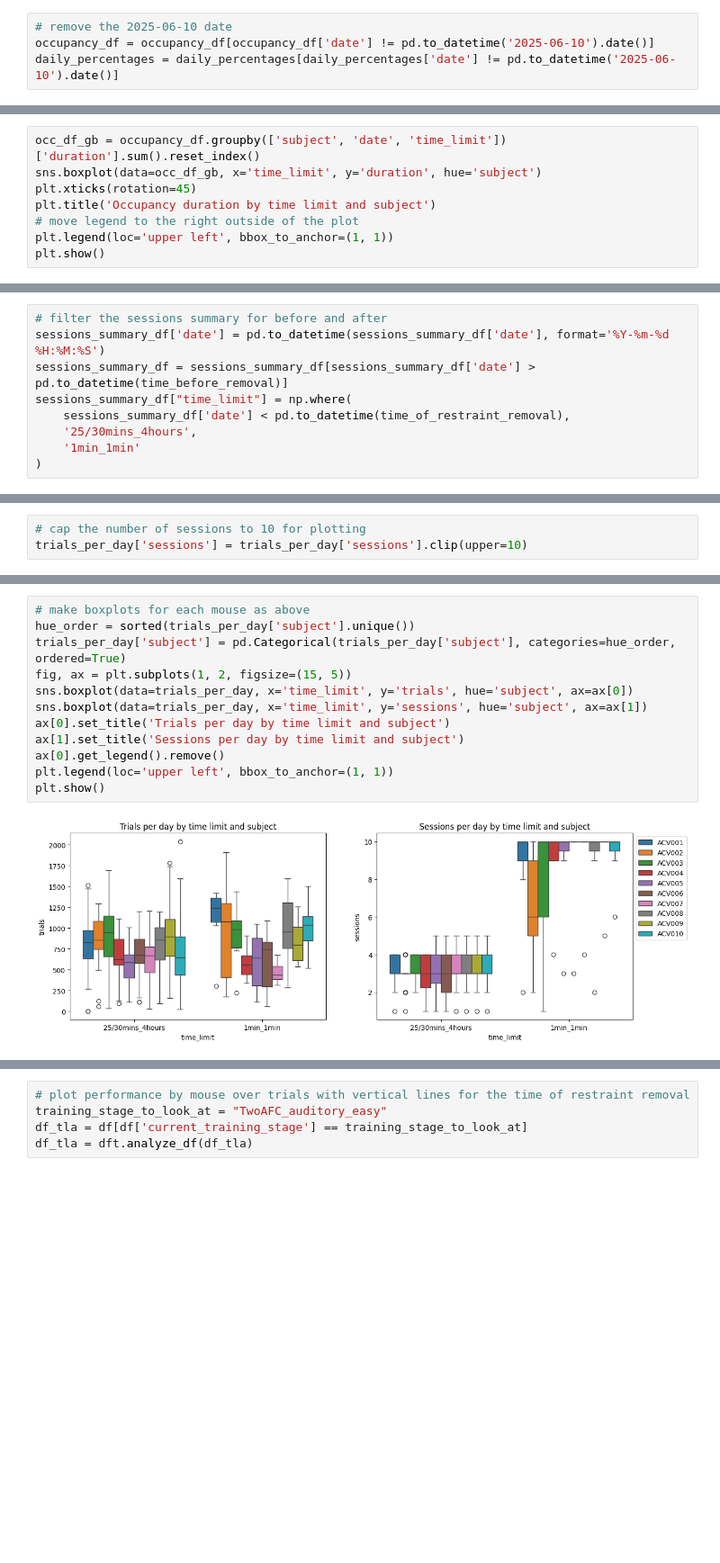
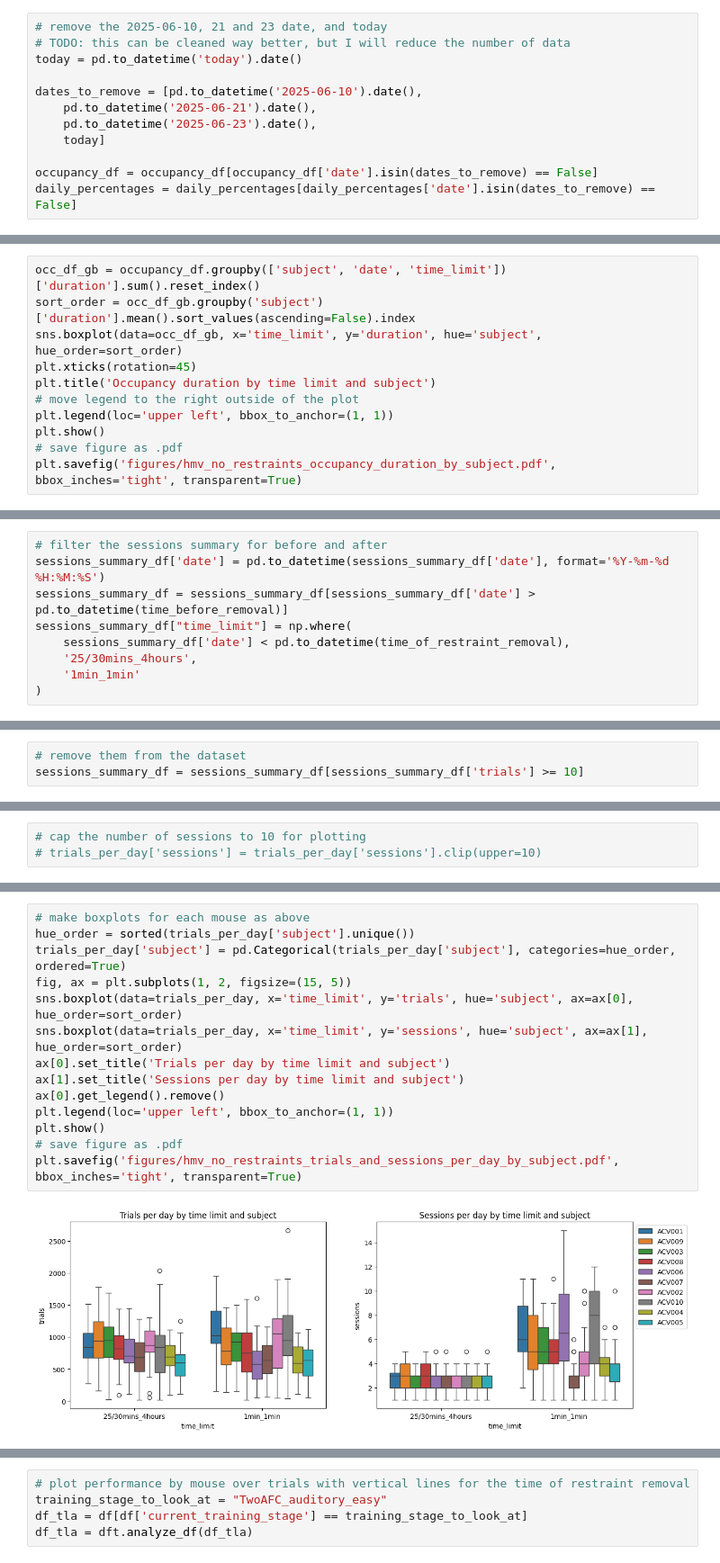
Before and after one commit to LearningCircuitsLab/behavior-analysis-notebooks, a Jupyter notebook: no_time_restraints_testing.ipynb, the cells around one changed output, grey strips where cells are left out. Shown: that part at 90% size. Saved outputs shown, nothing was run; the diff lists cells and outputs as text; blank space fills up the shorter version.

```diff
--- a/no_time_restraints_testing.ipynb
+++ b/no_time_restraints_testing.ipynb
@@ -96,9 +96,17 @@ daily_percentages_after['time_limit'] = '1min_1min'
 occupancy_df = pd.concat([occupancy_df_before, occupancy_df_after], ignore_index=True)
 daily_percentages = pd.concat([daily_percentages_before, daily_percentages_after], ignore_index=False)
 # %%
-# remove the 2025-06-10 date
-occupancy_df = occupancy_df[occupancy_df['date'] != pd.to_datetime('2025-06-10').date()]
-daily_percentages = daily_percentages[daily_percentages['date'] != pd.to_datetime('2025-06-10').date()]
+# remove the 2025-06-10, 21 and 23 date, and today
+# TODO: this can be cleaned way better, but I will reduce the number of data
+today = pd.to_datetime('today').date()
+
+dates_to_remove = [pd.to_datetime('2025-06-10').date(),
+    pd.to_datetime('2025-06-21').date(),
+    pd.to_datetime('2025-06-23').date(),
+    today]
+
+occupancy_df = occupancy_df[occupancy_df['date'].isin(dates_to_remove) == False]
+daily_percentages = daily_percentages[daily_percentages['date'].isin(dates_to_remove) == False]
 # %%
 sns.histplot(data=daily_percentages, x='duration', hue='time_limit', stat='count', bins=30)
 plt.xlabel("Percentage of time occupied")
@@ -131,9 +139,12 @@ plt.show()
 # %%
 occ_df_gb = occupancy_df.groupby(['subject', 'date', 'time_limit'])['duration'].sum().reset_index()
-sns.boxplot(data=occ_df_gb, x='time_limit', y='duration', hue='subject')
+sort_order = occ_df_gb.groupby('subject')['duration'].mean().sort_values(ascending=False).index
+sns.boxplot(data=occ_df_gb, x='time_limit', y='duration', hue='subject', hue_order=sort_order)
 plt.xticks(rotation=45)
 plt.title('Occupancy duration by time limit and subject')
 # move legend to the right outside of the plot
 plt.legend(loc='upper left', bbox_to_anchor=(1, 1))
 plt.show()
+# save figure as .pdf
+plt.savefig('figures/hmv_no_restraints_occupancy_duration_by_subject.pdf', bbox_inches='tight', transparent=True)
 # %% [output]
@@ -174,3 +216,6 @@ plt.show()
+# %%
+# remove them from the dataset
+sessions_summary_df = sessions_summary_df[sessions_summary_df['trials'] >= 10]
 # %%
 # calculate the number of trials per day, and the number of sessions per day
 sessions_summary_df['date_day'] = sessions_summary_df['date'].dt.date
@@ -180,6 +231,6 @@ trials_per_day.rename(columns={'task': 'sessions'}, inplace=True)
 # %%
 # cap the number of sessions to 10 for plotting
-trials_per_day['sessions'] = trials_per_day['sessions'].clip(upper=10)
+# trials_per_day['sessions'] = trials_per_day['sessions'].clip(upper=10)
 # %%
 # plot two histograms, one for trials and one for sessions
 fig, ax = plt.subplots(1, 2, figsize=(15, 5))
@@ -193,14 +247,16 @@ plt.show()
 # %%
 # make boxplots for each mouse as above
 hue_order = sorted(trials_per_day['subject'].unique())
 trials_per_day['subject'] = pd.Categorical(trials_per_day['subject'], categories=hue_order, ordered=True)
 fig, ax = plt.subplots(1, 2, figsize=(15, 5))
-sns.boxplot(data=trials_per_day, x='time_limit', y='trials', hue='subject', ax=ax[0])
-sns.boxplot(data=trials_per_day, x='time_limit', y='sessions', hue='subject', ax=ax[1])
+sns.boxplot(data=trials_per_day, x='time_limit', y='trials', hue='subject', ax=ax[0], hue_order=sort_order)
+sns.boxplot(data=trials_per_day, x='time_limit', y='sessions', hue='subject', ax=ax[1], hue_order=sort_order)
 ax[0].set_title('Trials per day by time limit and subject')
 ax[1].set_title('Sessions per day by time limit and subject')
 ax[0].get_legend().remove()
 plt.legend(loc='upper left', bbox_to_anchor=(1, 1))
 plt.show()
+# save figure as .pdf
+plt.savefig('figures/hmv_no_restraints_trials_and_sessions_per_day_by_subject.pdf', bbox_inches='tight', transparent=True)
 # %% [output]
-[figure, old version]
+[figure, new version]
```
Also changed, not shown: parts of 18 cells of this notebook, 16 other files.
